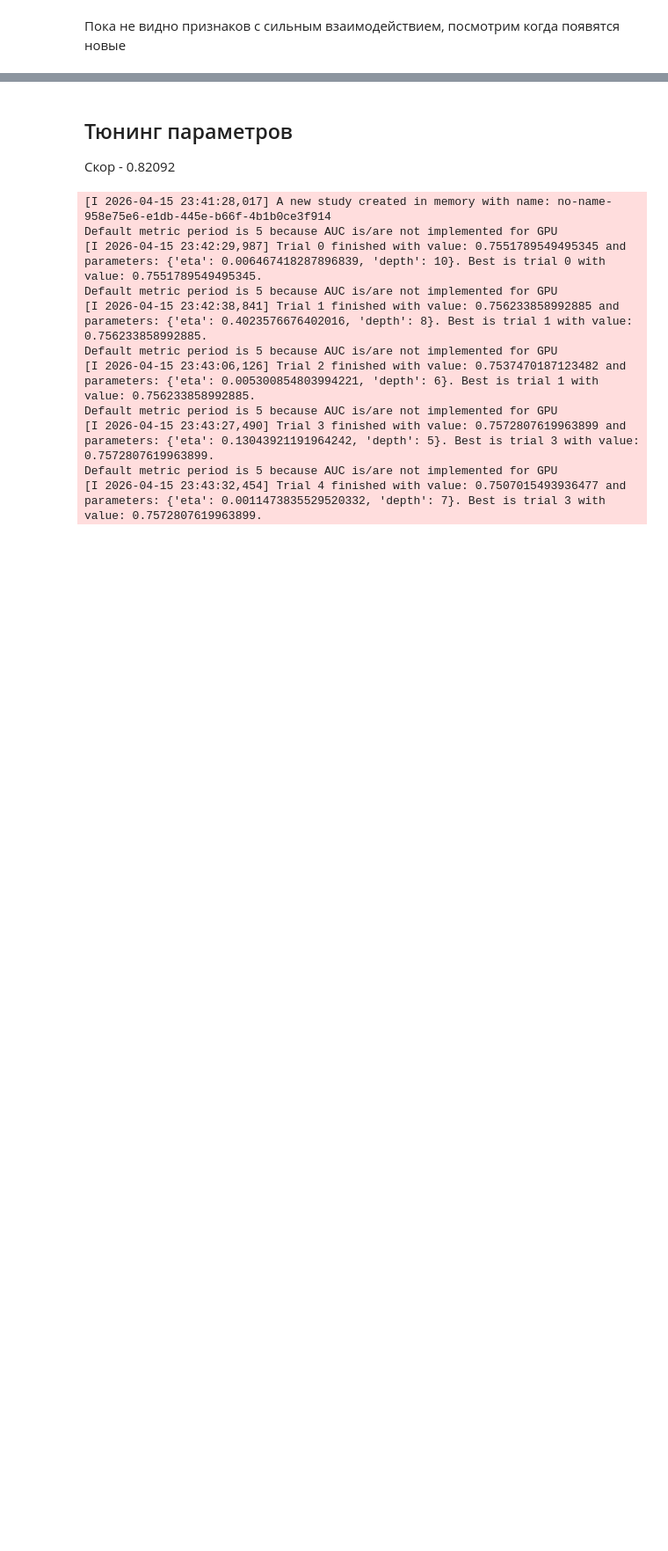
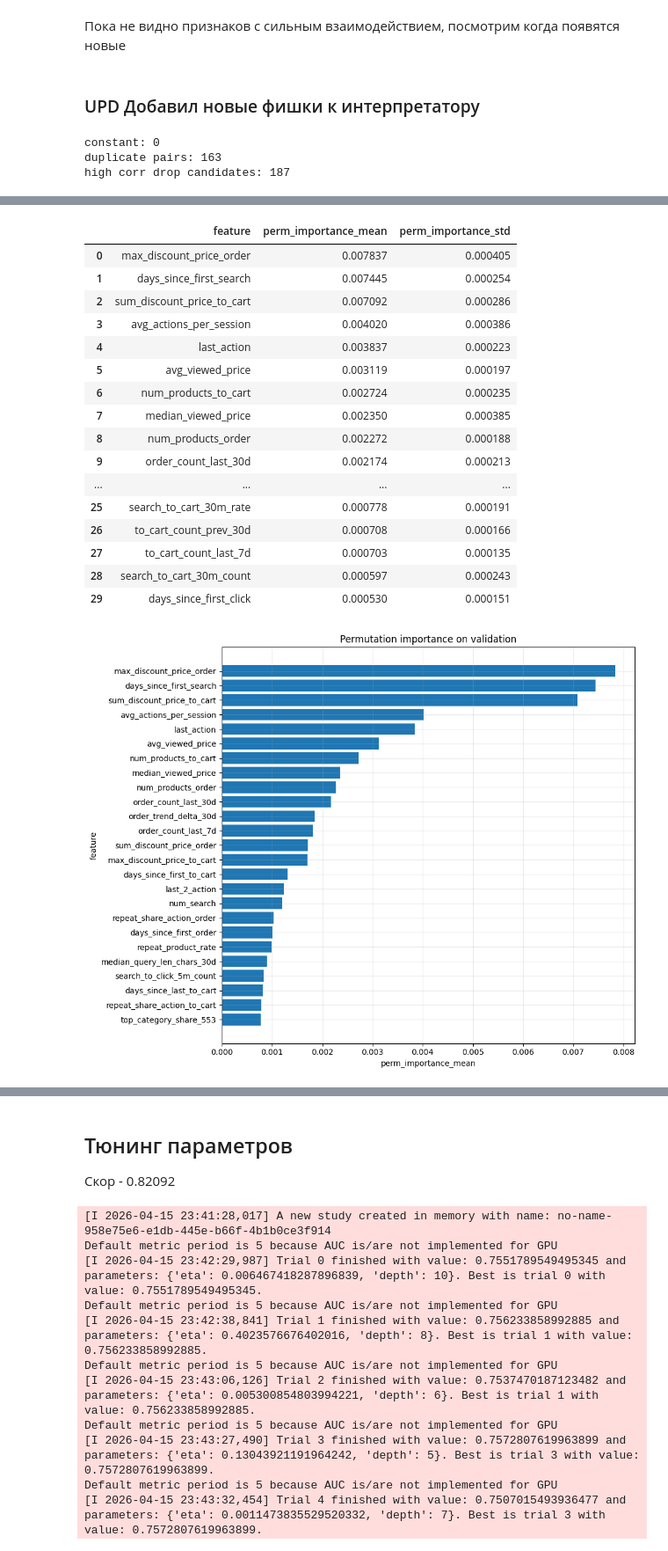
Before and after one commit to LumbaBalumba/aim_ml, a Jupyter notebook: 10/test.ipynb, the cells around one changed output, grey strips where cells are left out. Shown at 88% size. Saved outputs shown, nothing was run; the diff lists cells and outputs as text; code cells hidden in the pictures; blank space fills up the shorter version.

```diff
--- a/10/test.ipynb
+++ b/10/test.ipynb
@@ -317,2 +291,29 @@ interpreter.plot_shap_interaction_heatmap();
 # %% [markdown]
 Пока не видно признаков с сильным взаимодействием, посмотрим когда появятся новые
+# %% [markdown]
+### UPD Добавил новые фишки к интерпретатору
+# %%
+constant_features = interpreter.find_constant_features()
+duplicate_features = interpreter.find_duplicate_features()
+high_corr = interpreter.find_high_corr_features(threshold=0.995)
+
+print("constant:", len(constant_features))
+print("duplicate pairs:", len(duplicate_features))
+print("high corr drop candidates:", len(high_corr))
+# %% [output]
+constant: 0
+duplicate pairs: 163
+high corr drop candidates: 187
+# %%
+perm_df = interpreter.get_permutation_importance(
+    n_repeats=5,
+    scoring="roc_auc",
+)
+display(perm_df.head(30))
+
+interpreter.plot_feature_importance_table(
+    perm_df,
+    value_col="perm_importance_mean",
+    title="Permutation importance on validation",
+)
+# %% [output]
@@ -318,0 +337,18 @@ interpreter.plot_shap_interaction_heatmap();
+|  | feature | perm_importance_mean | perm_importance_std |
+| 0 | max_discount_price_order | 0.007837 | 0.000405 |
+| 1 | days_since_first_search | 0.007445 | 0.000254 |
+| 2 | sum_discount_price_to_cart | 0.007092 | 0.000286 |
+| 3 | avg_actions_per_session | 0.004020 | 0.000386 |
+| 4 | last_action | 0.003837 | 0.000223 |
+| 5 | avg_viewed_price | 0.003119 | 0.000197 |
+| 6 | num_products_to_cart | 0.002724 | 0.000235 |
+| 7 | median_viewed_price | 0.002350 | 0.000385 |
+| 8 | num_products_order | 0.002272 | 0.000188 |
+| 9 | order_count_last_30d | 0.002174 | 0.000213 |
+| ... | ... | ... | ... |
+| 25 | search_to_cart_30m_rate | 0.000778 | 0.000191 |
+| 26 | to_cart_count_prev_30d | 0.000708 | 0.000166 |
+| 27 | to_cart_count_last_7d | 0.000703 | 0.000135 |
+| 28 | search_to_cart_30m_count | 0.000597 | 0.000243 |
+| 29 | days_since_first_click | 0.000530 | 0.000151 |
+[figure, added]
```
Also changed, not shown: parts of 20 cells of this notebook, 1 other file.
